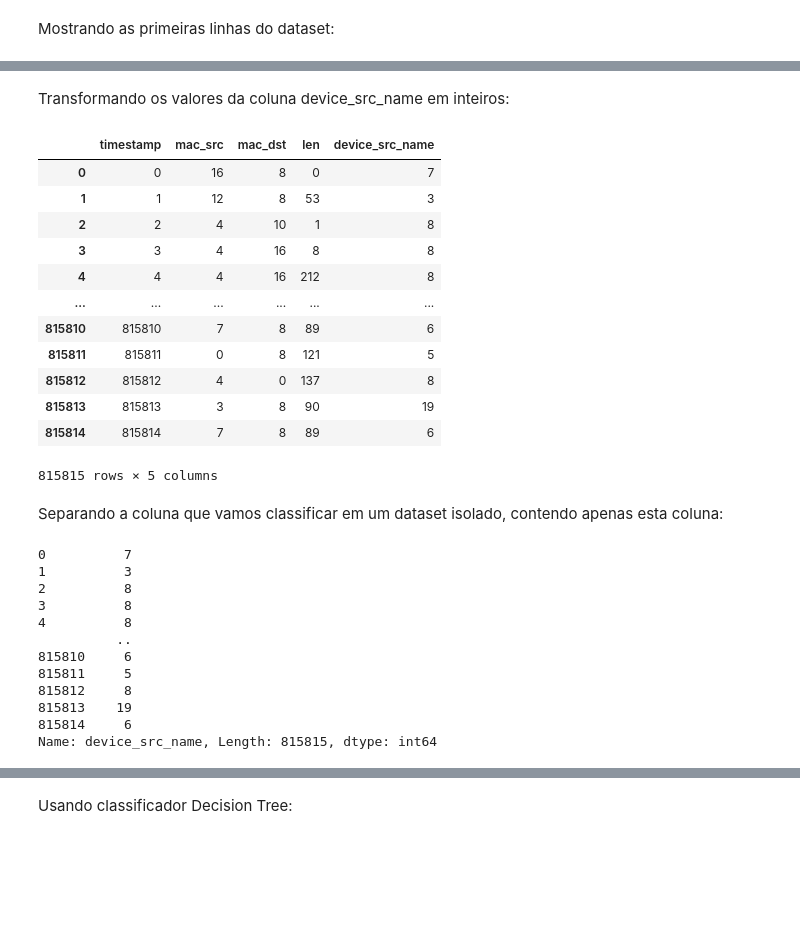
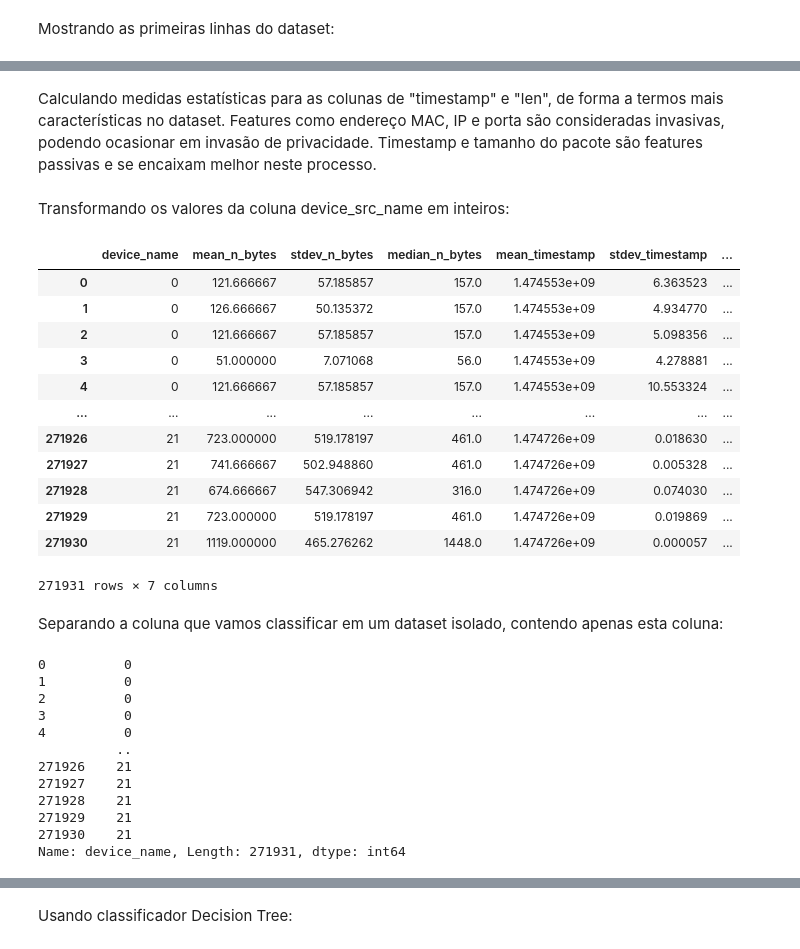
Before and after one commit to mathelho/msi, a Jupyter notebook: MSI_Classifier.ipynb, the cells around one changed output, grey strips where cells are left out. Cells and saved outputs as stored; diff of their text form; code cells hidden in the pictures; blank space fills up the shorter version.

```diff
--- a/MSI_Classifier.ipynb
+++ b/MSI_Classifier.ipynb
@@ -64,0 +81,2 @@ memory usage: 31.1+ MB
+# %% [markdown]
+Calculando medidas estatísticas para as colunas de "timestamp" e "len", de forma a termos mais características no dataset. Features como endereço MAC, IP e porta são consideradas invasivas, podendo ocasionar em invasão de privacidade. Timestamp e tamanho do pacote são features passivas e se encaixam melhor neste processo.
@@ -67,43 +143,41 @@ Transformando os valores da coluna device_src_name em inteiros:
 # %%
 le = LabelEncoder()
 
-for i in df.columns:
-  le = LabelEncoder()
-  df[i] = le.fit_transform(df[i].values)
+df['device_name'] = le.fit_transform(df['device_name'].values)
 
 df
 # %% [output]
-|  | timestamp | mac_src | mac_dst | len | device_src_name |
-| 0 | 0 | 16 | 8 | 0 | 7 |
-| 1 | 1 | 12 | 8 | 53 | 3 |
-| 2 | 2 | 4 | 10 | 1 | 8 |
-| 3 | 3 | 4 | 16 | 8 | 8 |
-| 4 | 4 | 4 | 16 | 212 | 8 |
-| ... | ... | ... | ... | ... | ... |
-| 815810 | 815810 | 7 | 8 | 89 | 6 |
-| 815811 | 815811 | 0 | 8 | 121 | 5 |
-| 815812 | 815812 | 4 | 0 | 137 | 8 |
-| 815813 | 815813 | 3 | 8 | 90 | 19 |
-| 815814 | 815814 | 7 | 8 | 89 | 6 |
+|  | device_name | mean_n_bytes | stdev_n_bytes | median_n_bytes | mean_timestamp | stdev_timestamp | ... |
+| 0 | 0 | 121.666667 | 57.185857 | 157.0 | 1.474553e+09 | 6.363523 | ... |
+| 1 | 0 | 126.666667 | 50.135372 | 157.0 | 1.474553e+09 | 4.934770 | ... |
+| 2 | 0 | 121.666667 | 57.185857 | 157.0 | 1.474553e+09 | 5.098356 | ... |
+| 3 | 0 | 51.000000 | 7.071068 | 56.0 | 1.474553e+09 | 4.278881 | ... |
+| 4 | 0 | 121.666667 | 57.185857 | 157.0 | 1.474553e+09 | 10.553324 | ... |
+| ... | ... | ... | ... | ... | ... | ... | ... |
+| 271926 | 21 | 723.000000 | 519.178197 | 461.0 | 1.474726e+09 | 0.018630 | ... |
+| 271927 | 21 | 741.666667 | 502.948860 | 461.0 | 1.474726e+09 | 0.005328 | ... |
+| 271928 | 21 | 674.666667 | 547.306942 | 316.0 | 1.474726e+09 | 0.074030 | ... |
+| 271929 | 21 | 723.000000 | 519.178197 | 461.0 | 1.474726e+09 | 0.019869 | ... |
+| 271930 | 21 | 1119.000000 | 465.276262 | 1448.0 | 1.474726e+09 | 0.000057 | ... |
-815815 rows × 5 columns
+271931 rows × 7 columns
 # %% [markdown]
 Separando a coluna que vamos classificar em um dataset isolado, contendo apenas esta coluna:
 # %%
-df_x = df.drop('device_src_name', axis=1)
-df_y = df['device_src_name']
+df_x = df.drop('device_name', axis=1)
+df_y = df['device_name']
 
 df_y
 # %% [output]
-0          7
-1          3
-2          8
-3          8
-4          8
+0          0
+1          0
+2          0
+3          0
+4          0
           ..
-815810     6
-815811     5
-815812     8
-815813    19
-815814     6
-Name: device_src_name, Length: 815815, dtype: int64
+271926    21
+271927    21
+271928    21
+271929    21
+271930    21
+Name: device_name, Length: 271931, dtype: int64
 # %%
```
Also changed, not shown: parts of 55 cells of this notebook.
